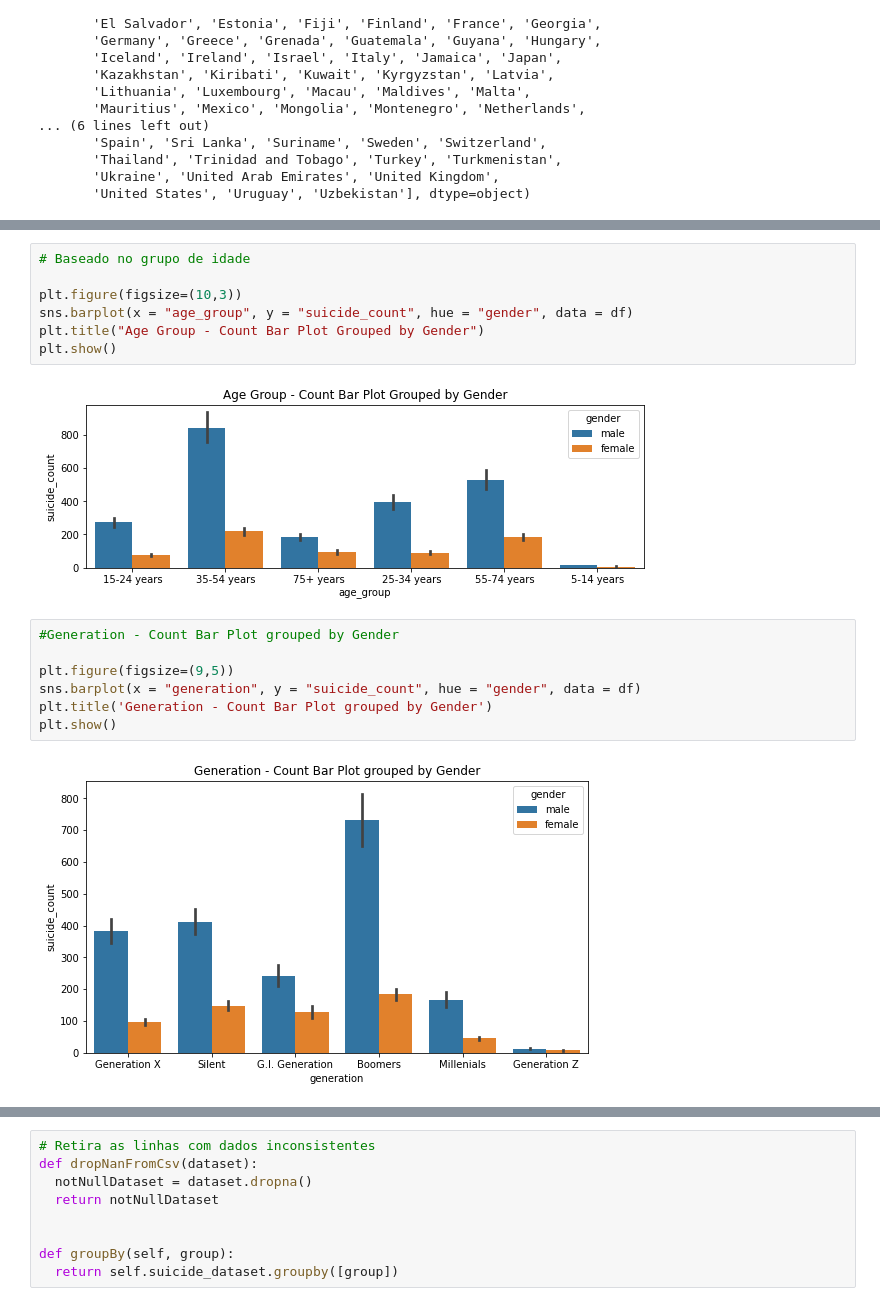
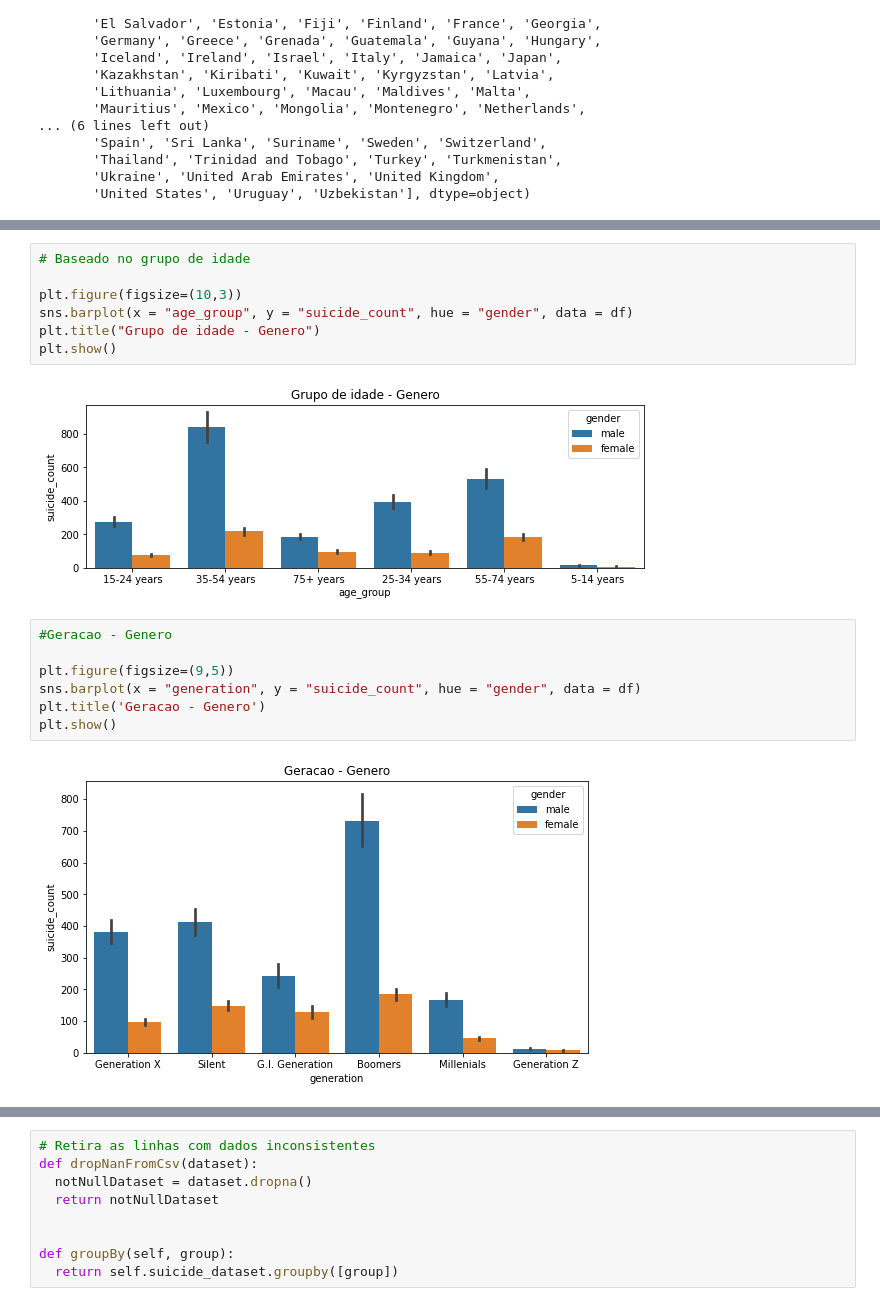
Before and after one commit to lademir/TP-Final-iNF420, a Jupyter notebook: TP_final.ipynb, the cells around one changed output, grey strips where cells are left out. Cells and saved outputs as stored; diff of their text form.

```diff
--- a/TP_final.ipynb
+++ b/TP_final.ipynb
@@ -269,18 +155,18 @@ plt.show()
 # %%
 # Baseado no grupo de idade
 
 plt.figure(figsize=(10,3))
 sns.barplot(x = "age_group", y = "suicide_count", hue = "gender", data = df)
-plt.title("Age Group - Count Bar Plot Grouped by Gender")
+plt.title("Grupo de idade - Genero")
 plt.show()
 # %% [output]
-[figure, old version]
+[figure, new version]
 # %%
-#Generation - Count Bar Plot grouped by Gender
+#Geracao - Genero
 
 plt.figure(figsize=(9,5))
 sns.barplot(x = "generation", y = "suicide_count", hue = "gender", data = df)
-plt.title('Generation - Count Bar Plot grouped by Gender')
+plt.title('Geracao - Genero')
 plt.show()
 # %% [output]
-[figure, old version]
+[figure, new version]
```
Also changed, not shown: parts of 39 cells of this notebook.
